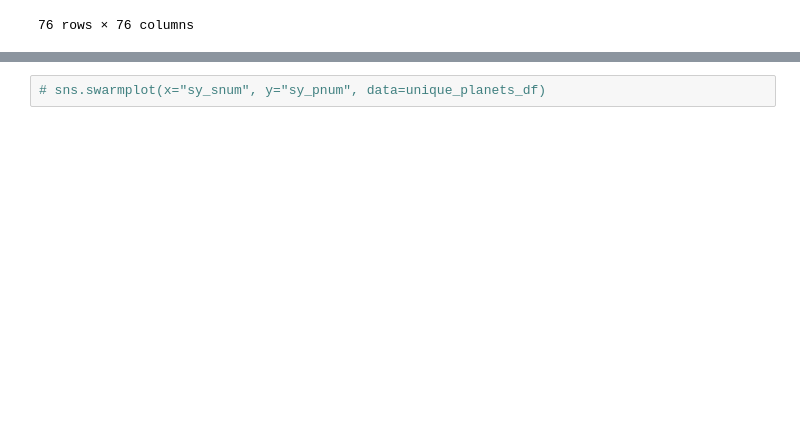
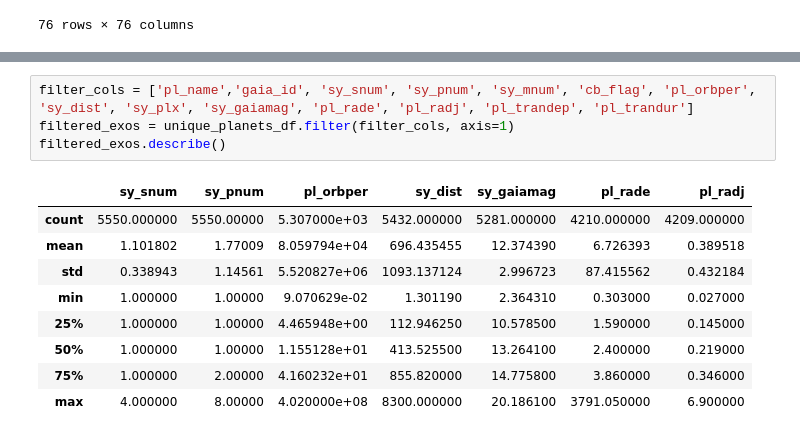
Before and after one commit to joncoe/exoplanet-discovery-CKS149, a Jupyter notebook: Exoplanet Study.ipynb, the cells around one changed output, grey strips where cells are left out. Cells and saved outputs as stored; diff of their text form; blank space fills up the shorter version.

```diff
--- a/Exoplanet Study.ipynb
+++ b/Exoplanet Study.ipynb
@@ -81,4 +80,16 @@ sns.heatmap(correlations,cmap='coolwarm')
 <Axes: >
 [figure]
 # %%
-# sns.swarmplot(x="sy_snum", y="sy_pnum", data=unique_planets_df)
+filter_cols = ['pl_name','gaia_id', 'sy_snum', 'sy_pnum', 'sy_mnum', 'cb_flag', 'pl_orbper', 'sy_dist', 'sy_plx', 'sy_gaiamag', 'pl_rade', 'pl_radj', 'pl_trandep', 'pl_trandur']
+filtered_exos = unique_planets_df.filter(filter_cols, axis=1)
+filtered_exos.describe()
+# %% [output]
+|  | sy_snum | sy_pnum | pl_orbper | sy_dist | sy_gaiamag | pl_rade | pl_radj |
+| count | 5550.000000 | 5550.00000 | 5.307000e+03 | 5432.000000 | 5281.000000 | 4210.000000 | 4209.000000 |
+| mean | 1.101802 | 1.77009 | 8.059794e+04 | 696.435455 | 12.374390 | 6.726393 | 0.389518 |
+| std | 0.338943 | 1.14561 | 5.520827e+06 | 1093.137124 | 2.996723 | 87.415562 | 0.432184 |
+| min | 1.000000 | 1.00000 | 9.070629e-02 | 1.301190 | 2.364310 | 0.303000 | 0.027000 |
+| 25% | 1.000000 | 1.00000 | 4.465948e+00 | 112.946250 | 10.578500 | 1.590000 | 0.145000 |
+| 50% | 1.000000 | 1.00000 | 1.155128e+01 | 413.525500 | 13.264100 | 2.400000 | 0.219000 |
+| 75% | 1.000000 | 2.00000 | 4.160232e+01 | 855.820000 | 14.775800 | 3.860000 | 0.346000 |
+| max | 4.000000 | 8.00000 | 4.020000e+08 | 8300.000000 | 20.186100 | 3791.050000 | 6.900000 |
```
Also changed, not shown: parts of 5 cells of this notebook.
